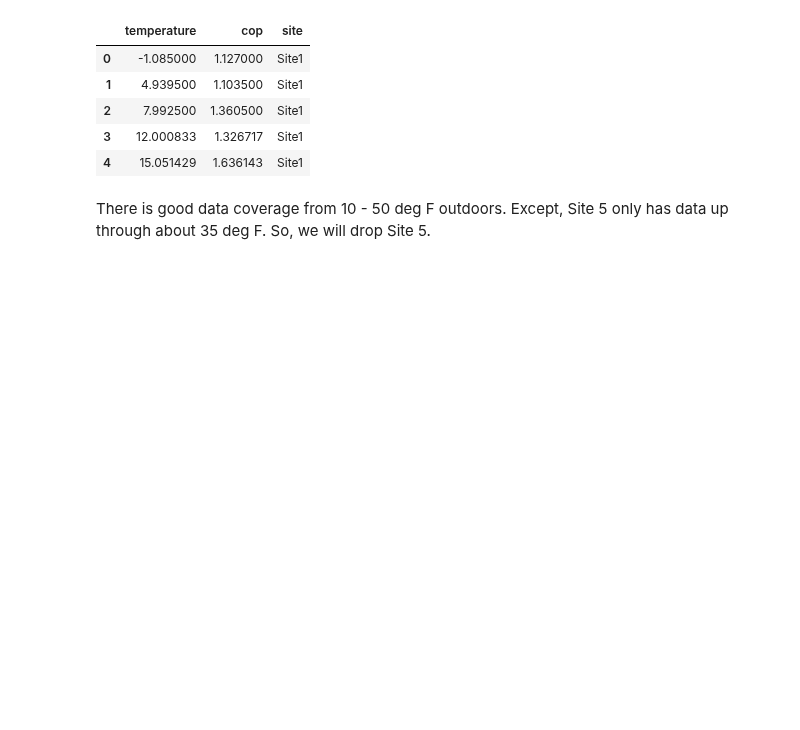
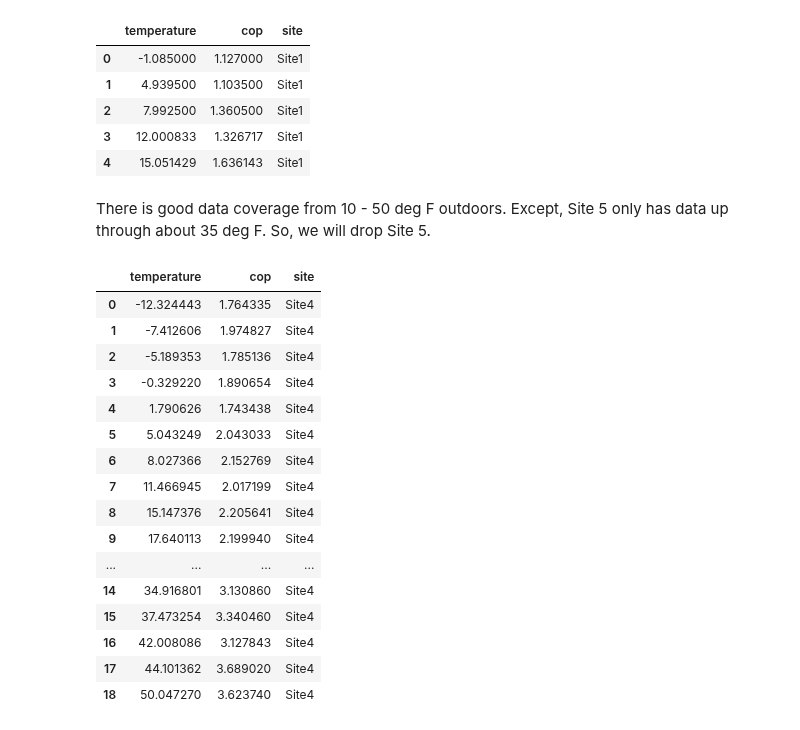
Before and after one commit to alanmitchell/heat-pump-study, a Jupyter notebook: field_studies/ba_2015/ba_2015_analysis.ipynb, the cells around one changed output. Drawn from its saved outputs; the diff is of its cells as text; code cells hidden in the pictures; blank space fills up the shorter version.

```diff
--- a/field_studies/ba_2015/ba_2015_analysis.ipynb
+++ b/field_studies/ba_2015/ba_2015_analysis.ipynb
@@ -81,0 +82,20 @@ df_all.query("site != 'Site5' and temperature >= 10 and temperature <= 50", inpl
+# %%
+df_all.query('site == "Site4"')
+# %% [output]
+|  | temperature | cop | site |
+| 0 | -12.324443 | 1.764335 | Site4 |
+| 1 | -7.412606 | 1.974827 | Site4 |
+| 2 | -5.189353 | 1.785136 | Site4 |
+| 3 | -0.329220 | 1.890654 | Site4 |
+| 4 | 1.790626 | 1.743438 | Site4 |
+| 5 | 5.043249 | 2.043033 | Site4 |
+| 6 | 8.027366 | 2.152769 | Site4 |
+| 7 | 11.466945 | 2.017199 | Site4 |
+| 8 | 15.147376 | 2.205641 | Site4 |
+| 9 | 17.640113 | 2.199940 | Site4 |
+| ... | ... | ... | ... |
+| 14 | 34.916801 | 3.130860 | Site4 |
+| 15 | 37.473254 | 3.340460 | Site4 |
+| 16 | 42.008086 | 3.127843 | Site4 |
+| 17 | 44.101362 | 3.689020 | Site4 |
+| 18 | 50.047270 | 3.623740 | Site4 |
```
Also changed, not shown: parts of 11 cells of this notebook, 3 other files.
